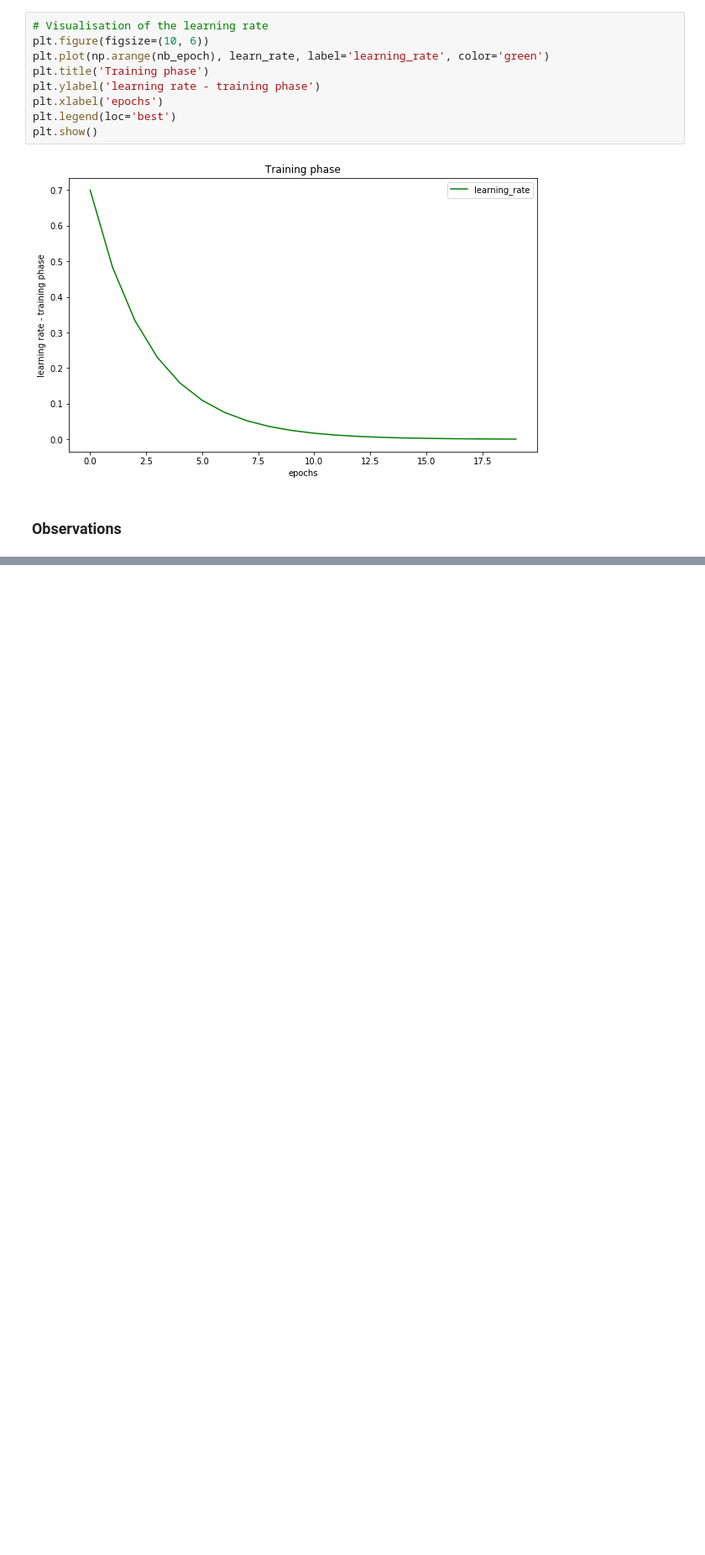
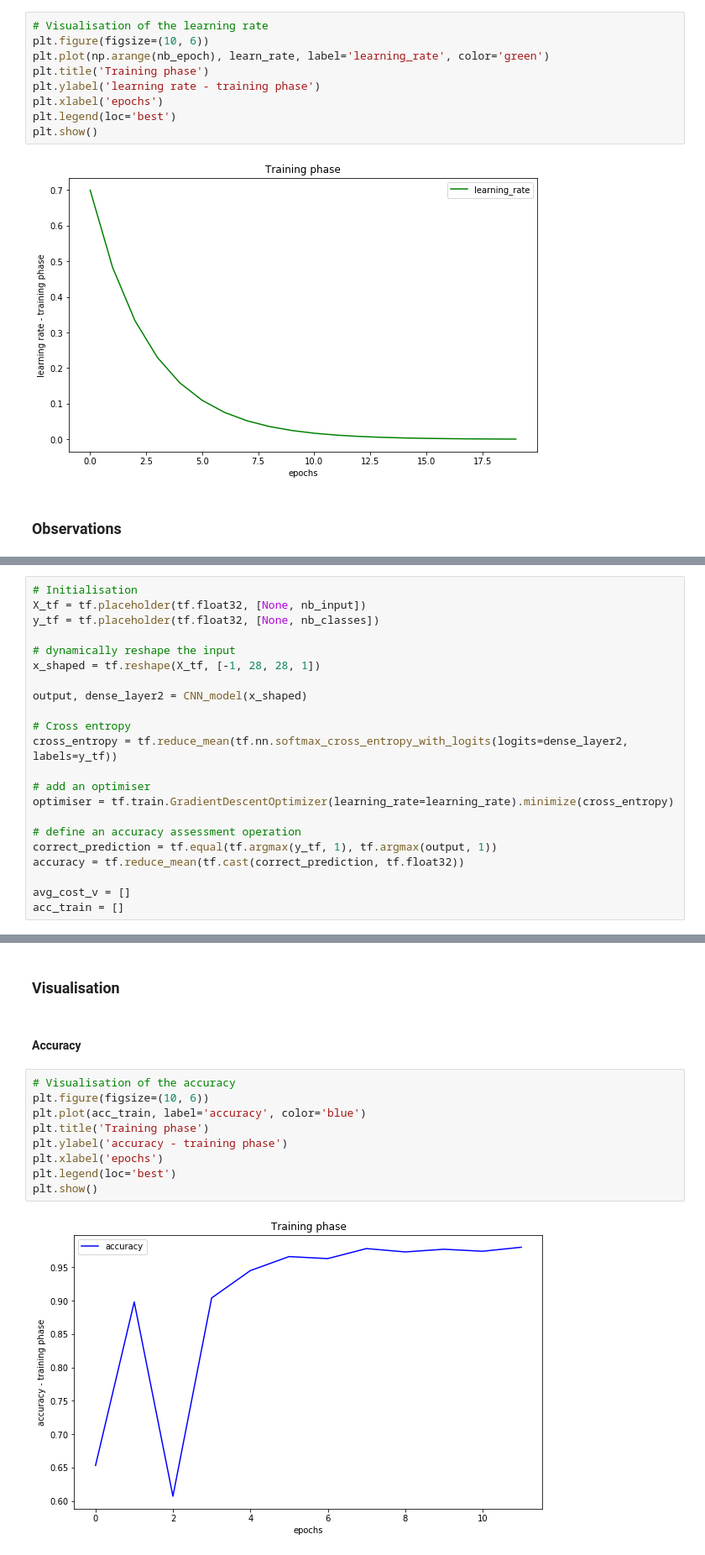
Before and after one commit to ldom1/MNIST-Digital-Recognition, a Jupyter notebook: Devoir_NN.ipynb, the cells around one changed output, grey strips where cells are left out. Shown at 84% size. Saved outputs shown, nothing was run; the diff lists cells and outputs as text; blank space fills up the shorter version.

```diff
--- a/Devoir_NN.ipynb
+++ b/Devoir_NN.ipynb
@@ -549,0 +560,22 @@ plt.show()
+# %%
+# Initialisation
+X_tf = tf.placeholder(tf.float32, [None, nb_input])
+y_tf = tf.placeholder(tf.float32, [None, nb_classes])
+
+# dynamically reshape the input
+x_shaped = tf.reshape(X_tf, [-1, 28, 28, 1])
+
+output, dense_layer2 = CNN_model(x_shaped)
+
+# Cross entropy
+cross_entropy = tf.reduce_mean(tf.nn.softmax_cross_entropy_with_logits(logits=dense_layer2, labels=y_tf))
+
+# add an optimiser
+optimiser = tf.train.GradientDescentOptimizer(learning_rate=learning_rate).minimize(cross_entropy)
+
+# define an accuracy assessment operation
+correct_prediction = tf.equal(tf.argmax(y_tf, 1), tf.argmax(output, 1))
+accuracy = tf.reduce_mean(tf.cast(correct_prediction, tf.float32))
+
+avg_cost_v = []
+acc_train = []
@@ -549,0 +653,15 @@ plt.show()
+# %% [markdown]
+### Visualisation
+# %% [markdown]
+#### Accuracy
+# %%
+# Visualisation of the accuracy
+plt.figure(figsize=(10, 6))
+plt.plot(acc_train, label='accuracy', color='blue')
+plt.title('Training phase')
+plt.ylabel('accuracy - training phase')
+plt.xlabel('epochs')
+plt.legend(loc='best')
+plt.show()
+# %% [output]
+[figure, added]
```
Also changed, not shown: parts of 19 cells of this notebook, 6 other files.
